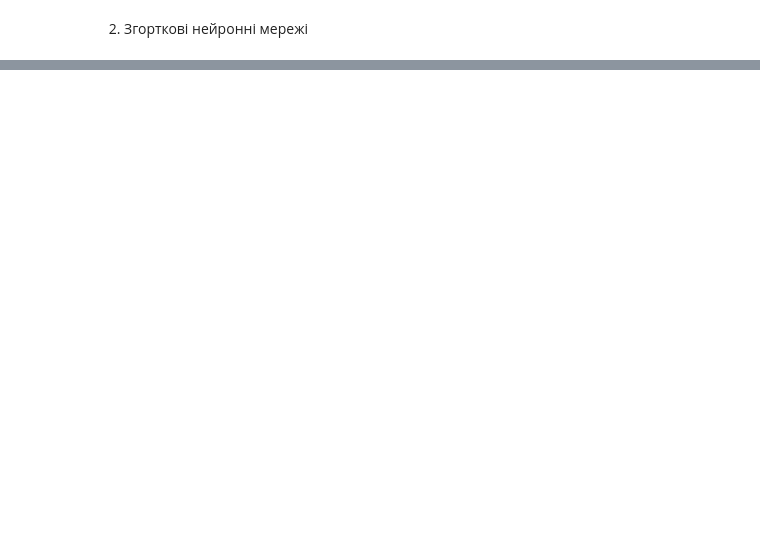
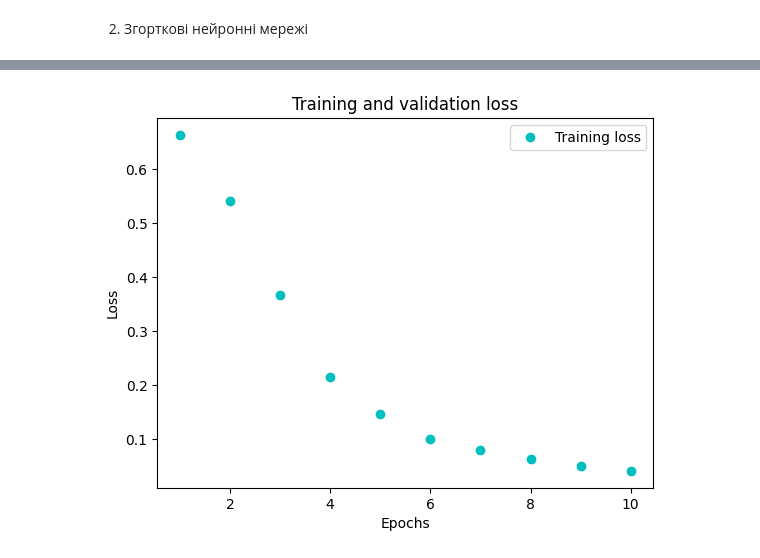
Before and after one commit to maschreider/data-analysis, a Jupyter notebook: lab3.ipynb, the cells around one changed output, grey strips where cells are left out. Cells and saved outputs as stored; diff of their text form; code cells hidden in the pictures; blank space fills up the shorter version.

```diff
--- a/lab3.ipynb
+++ b/lab3.ipynb
@@ -167,0 +343,21 @@ Test accuracy: 0.7203791737556458
+# %%
+# calc max sequence length
+seq_len = [len(i) for i in x_train]
+max_seq_len = int(np.ceil(np.mean(seq_len)))
+
+# pad sequences to have uniform length
+x_train = pad_sequences(x_train, maxlen=max_seq_len)
+x_test = pad_sequences(x_test, maxlen=max_seq_len)
+
+print('x_train shape:', x_train.shape)
+
+# unique words in the vocabulary
+total_words = len(token.word_index) + 1
+
+model = keras.Sequential()
+model.add(layers.Embedding(total_words, 32, input_length=max_seq_len))
+model.add(layers.LSTM(10, dropout=0.2, recurrent_dropout=0.2))
+model.add(layers.Dense(1, activation='sigmoid'))
+
+model.compile(optimizer='adam', loss='binary_crossentropy', metrics=['accuracy'])
+model.summary()
@@ -167,0 +381,3 @@ Test accuracy: 0.7203791737556458
+# %%
+# train the model
+history = model.fit(x_train, y_train, batch_size=32, epochs=10)
@@ -167,0 +405,12 @@ Test accuracy: 0.7203791737556458
+# %%
+history_dict = history.history
+loss_values = history_dict["loss"]
+epochs = range(1, len(loss_values) + 1)
+plt.plot(epochs, loss_values, "bo", label="Training loss", color = 'c')
+plt.title("Training and validation loss")
+plt.xlabel("Epochs")
+plt.ylabel("Loss")
+plt.legend()
+plt.show()
+# %% [output]
+[figure, added]
```
Also changed, not shown: parts of 22 cells of this notebook.
